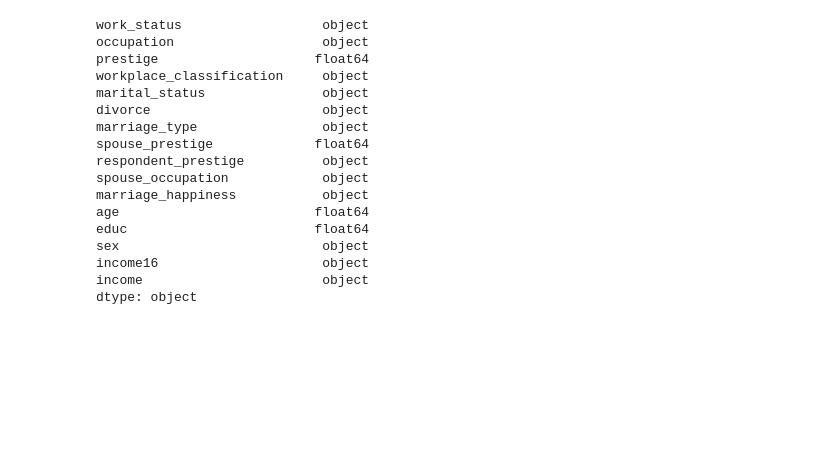
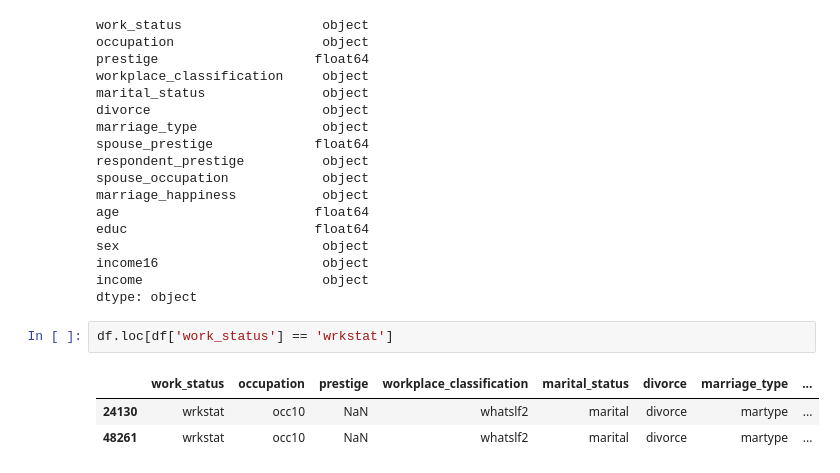
Before and after one commit to torrancefredell/gss_project, a Jupyter notebook: gss_project.ipynb, the cells around one changed output. Cells and saved outputs as stored; diff of their text form; blank space fills up the shorter version.

```diff
--- a/gss_project.ipynb
+++ b/gss_project.ipynb
@@ -230,3 +223,9 @@ sex                          object
 income16                     object
 income                       object
 dtype: object
+# %%
+df.loc[df['work_status'] == 'wrkstat']
+# %% [output]
+|  | work_status | occupation | prestige | workplace_classification | marital_status | divorce | marriage_type | ... |
+| 24130 | wrkstat | occ10 | NaN | whatslf2 | marital | divorce | martype | ... |
+| 48261 | wrkstat | occ10 | NaN | whatslf2 | marital | divorce | martype | ... |
```
Also changed, not shown: parts of 18 cells of this notebook.
